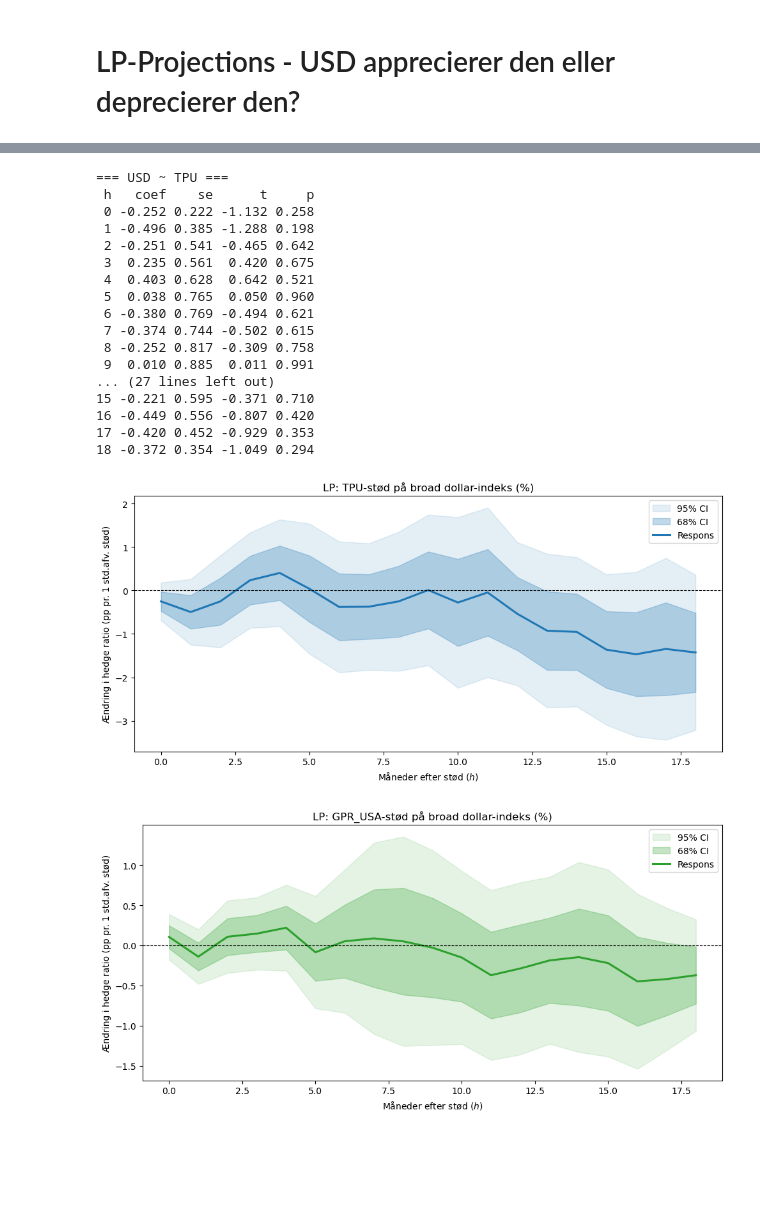
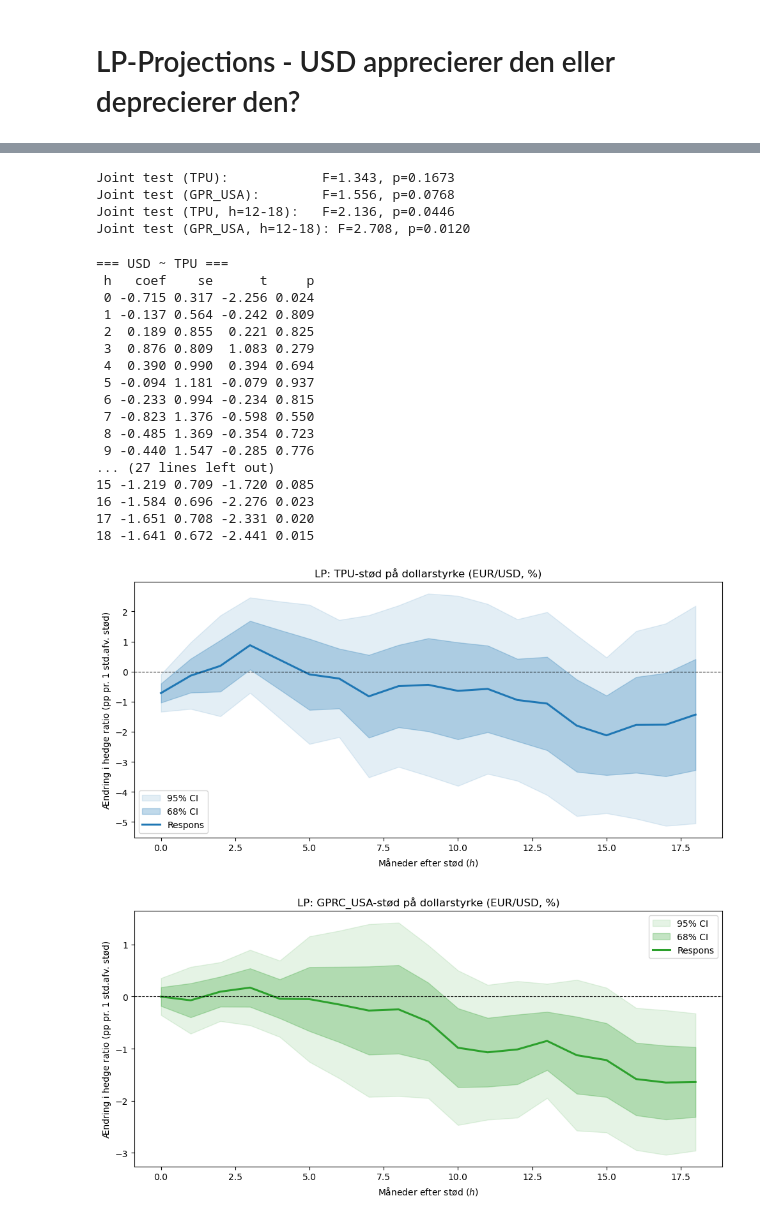
Before and after one commit to oliviarytter/Speciale, a Jupyter notebook: Local_projections.ipynb, the cells around one changed output, grey strips where cells are left out. Saved outputs shown, nothing was run; the diff lists cells and outputs as text; code cells hidden in the pictures; blank space fills up the shorter version.

```diff
--- a/Local_projections.ipynb
+++ b/Local_projections.ipynb
@@ -242,7 +295,26 @@ plot_lp(lp_gpr_usa, "Local projection: GPR-stød (USA) på USD hedge ratio", "ta
+# %%
+lp_usd_tpu     = lp_lagaug_y(master, "lnUSD", "lnTPU_z",      LP_LAGS=1, skala=100)
+lp_usd_gpr_usa = lp_lagaug_y(master, "lnUSD", "lnGPRC_USA_z", LP_LAGS=1, skala=100)
+
+m_tpu, joint_tpu = joint_signifikanstest(master, "lnUSD", "lnTPU_z",      LP_LAGS=1)
+m_gpr, joint_gpr = joint_signifikanstest(master, "lnUSD", "lnGPRC_USA_z", LP_LAGS=1)
+
+_, joint_tpu_long = joint_signifikanstest_horisont(master, "lnUSD", "lnTPU_z",      12, 18, LP_LAGS=1)
+_, joint_gpr_long = joint_signifikanstest_horisont(master, "lnUSD", "lnGPRC_USA_z", 12, 18, LP_LAGS=1)
+
+print(f"Joint test (TPU):            F={joint_tpu.fvalue:.3f}, p={joint_tpu.pvalue:.4f}")
+print(f"Joint test (GPR_USA):        F={joint_gpr.fvalue:.3f}, p={joint_gpr.pvalue:.4f}")
+print(f"Joint test (TPU, h=12-18):   F={joint_tpu_long.fvalue:.3f}, p={joint_tpu_long.pvalue:.4f}")
+print(f"Joint test (GPR_USA, h=12-18): F={joint_gpr_long.fvalue:.3f}, p={joint_gpr_long.pvalue:.4f}")
+# %% [output]
+Joint test (TPU):            F=1.343, p=0.1673
+Joint test (GPR_USA):        F=1.556, p=0.0768
+Joint test (TPU, h=12-18):   F=2.136, p=0.0446
+Joint test (GPR_USA, h=12-18): F=2.708, p=0.0120
 # %%
-def lp_lagaug_y(master, outcome, indeks, H=18, LP_LAGS=2, NW_LAG=18, skala=1.0):
+def lp_lagaug_y(master, outcome, indeks, H=18, LP_LAGS=1, NW_LAG=18, skala=1.0):
     """Lag-augmenteret LP med vilkårlig afhængig variabel.
-    outcome: kolonnenavn (fx 'lnUSD' for dollar-indeks i log).
+    outcome: kolonnenavn (fx 'lnUSD' for dollarstyrke i log).
     indeks:  det log-standardiserede stød (fx 'lnTPU_z')."""
     d = master.copy().sort_values("month").reset_index(drop=True)
     d["y"] = d[outcome] * skala
@@ -253,54 +325,53 @@ def lp_lagaug_y(master, outcome, indeks, H=18, LP_LAGS=2, NW_LAG=18, skala=1.0):
     for var in kontroller:
         for L in range(1, LP_LAGS + 1):
             d[f"{var}_l{L}"] = d[var].shift(L)
             lag_termer.append(f"{var}_l{L}")
     kontrol_formel = " + ".join(lag_termer)
 
     res = []
     for h in range(H + 1):
-        d[f"y_lead{h}"] = d["y"].shift(-h) - d["y"].shift(1)   # long difference
+        d[f"y_lead{h}"] = d["y"].shift(-h) - d["y"].shift(1)
         sub = d.dropna(subset=[f"y_lead{h}", indeks] + lag_termer)
         m = smf.ols(f"y_lead{h} ~ {indeks} + {kontrol_formel}",
                     data=sub).fit(cov_type="HAC", cov_kwds={"maxlags": NW_LAG})
         res.append({"h": h, "coef": m.params[indeks],
-                    "se": m.bse[indeks], "n": int(m.nobs)})
+                     "se": m.bse[indeks], "n": int(m.nobs)})
 
     lp = pd.DataFrame(res)
     lp["ci68_low"], lp["ci68_high"] = lp["coef"]-lp["se"],      lp["coef"]+lp["se"]
     lp["ci95_low"], lp["ci95_high"] = lp["coef"]-1.96*lp["se"], lp["coef"]+1.96*lp["se"]
     lp["t"] = lp["coef"]/lp["se"]
     lp["p"] = 2*(1 - stats.norm.cdf(lp["t"].abs()))
     return lp
 
-# Dollar-indeks i log*100 -> long difference bliver kumulativ %-appreciering
-master["lnUSD"] = np.log(master["DTWEXBGS"])
+master["lnUSD"] = -np.log(master["EURUSD"])
 
-lp_usd_tpu     = lp_lagaug_y(master, "lnUSD", "lnTPU_z",      skala=100)
-lp_usd_gpr_usa = lp_lagaug_y(master, "lnUSD", "lnGPR_z", skala=100)
+lp_usd_tpu     = lp_lagaug_y(master, "lnUSD", "lnTPU_z",      LP_LAGS=1, skala=100)
+lp_usd_gpr_usa = lp_lagaug_y(master, "lnUSD", "lnGPRC_USA_z", LP_LAGS=1, skala=100)
 
 for navn, lp in [("USD ~ TPU", lp_usd_tpu), ("USD ~ GPR_USA", lp_usd_gpr_usa)]:
     print(f"\n=== {navn} ===")
     print(lp[["h","coef","se","t","p"]].round(3).to_string(index=False))
 
-plot_lp(lp_usd_tpu,     "LP: TPU-stød på broad dollar-indeks (%)", "tab:blue")
-plot_lp(lp_usd_gpr_usa, "LP: GPR_USA-stød på broad dollar-indeks (%)", "tab:green")
+plot_lp(lp_usd_tpu,     "LP: TPU-stød på dollarstyrke (EUR/USD, %)", "tab:blue")
+plot_lp(lp_usd_gpr_usa, "LP: GPRC_USA-stød på dollarstyrke (EUR/USD, %)", "tab:green")
 # %% [output]
 === USD ~ TPU ===
  h   coef    se      t     p
- 0 -0.252 0.222 -1.132 0.258
- 1 -0.496 0.385 -1.288 0.198
- 2 -0.251 0.541 -0.465 0.642
- 3  0.235 0.561  0.420 0.675
- 4  0.403 0.628  0.642 0.521
- 5  0.038 0.765  0.050 0.960
- 6 -0.380 0.769 -0.494 0.621
- 7 -0.374 0.744 -0.502 0.615
- 8 -0.252 0.817 -0.309 0.758
- 9  0.010 0.885  0.011 0.991
+ 0 -0.715 0.317 -2.256 0.024
+ 1 -0.137 0.564 -0.242 0.809
+ 2  0.189 0.855  0.221 0.825
+ 3  0.876 0.809  1.083 0.279
+ 4  0.390 0.990  0.394 0.694
+ 5 -0.094 1.181 -0.079 0.937
+ 6 -0.233 0.994 -0.234 0.815
+ 7 -0.823 1.376 -0.598 0.550
+ 8 -0.485 1.369 -0.354 0.723
+ 9 -0.440 1.547 -0.285 0.776
 ... (27 lines left out)
-15 -0.221 0.595 -0.371 0.710
-16 -0.449 0.556 -0.807 0.420
-17 -0.420 0.452 -0.929 0.353
-18 -0.372 0.354 -1.049 0.294
+15 -1.219 0.709 -1.720 0.085
+16 -1.584 0.696 -2.276 0.023
+17 -1.651 0.708 -2.331 0.020
+18 -1.641 0.672 -2.441 0.015
-[figure, old version]
+[figure, new version]
-[figure, old version]
+[figure, new version]
```
Also changed, not shown: parts of 2 cells of this notebook, 1 other file.
